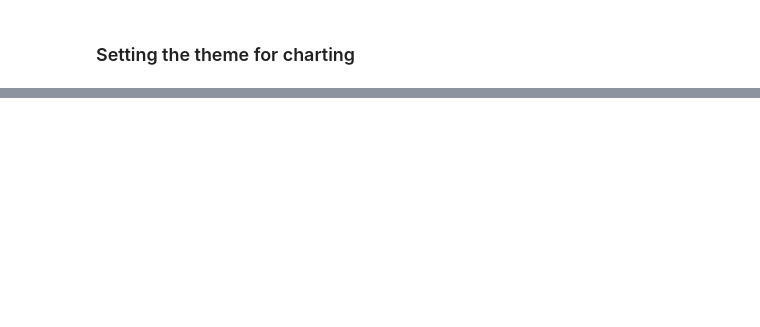
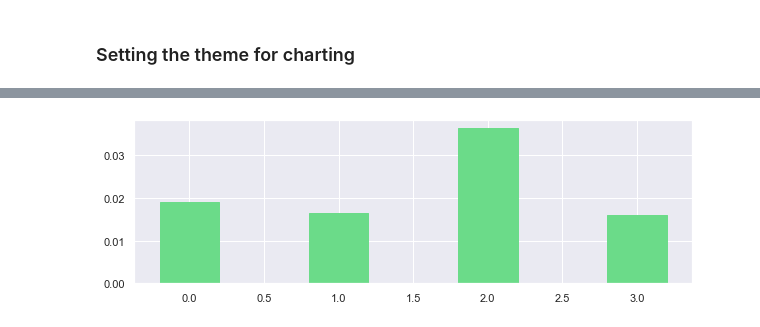
Before and after one commit to praven07/market-analysis, a Jupyter notebook: QuarterlyReturn.ipynb, the cells around one changed output, grey strips where cells are left out. Saved outputs shown, nothing was run; the diff lists cells and outputs as text; code cells hidden in the pictures; blank space fills up the shorter version.

```diff
--- a/QuarterlyReturn.ipynb
+++ b/QuarterlyReturn.ipynb
@@ -59,0 +61,4 @@ plt.show()
+# %%
+plot_quarterly_return("XLP", "10y")
+# %% [output]
+[figure, added]
```
Also changed, not shown: parts of 32 cells of this notebook.
